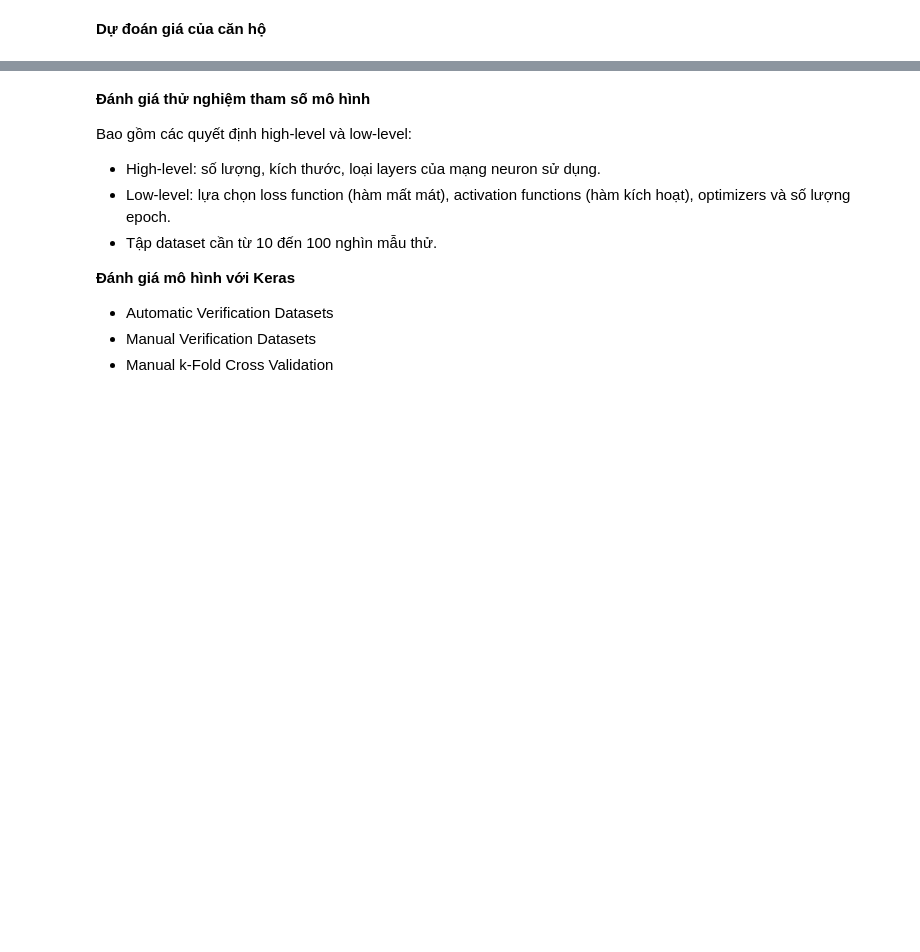
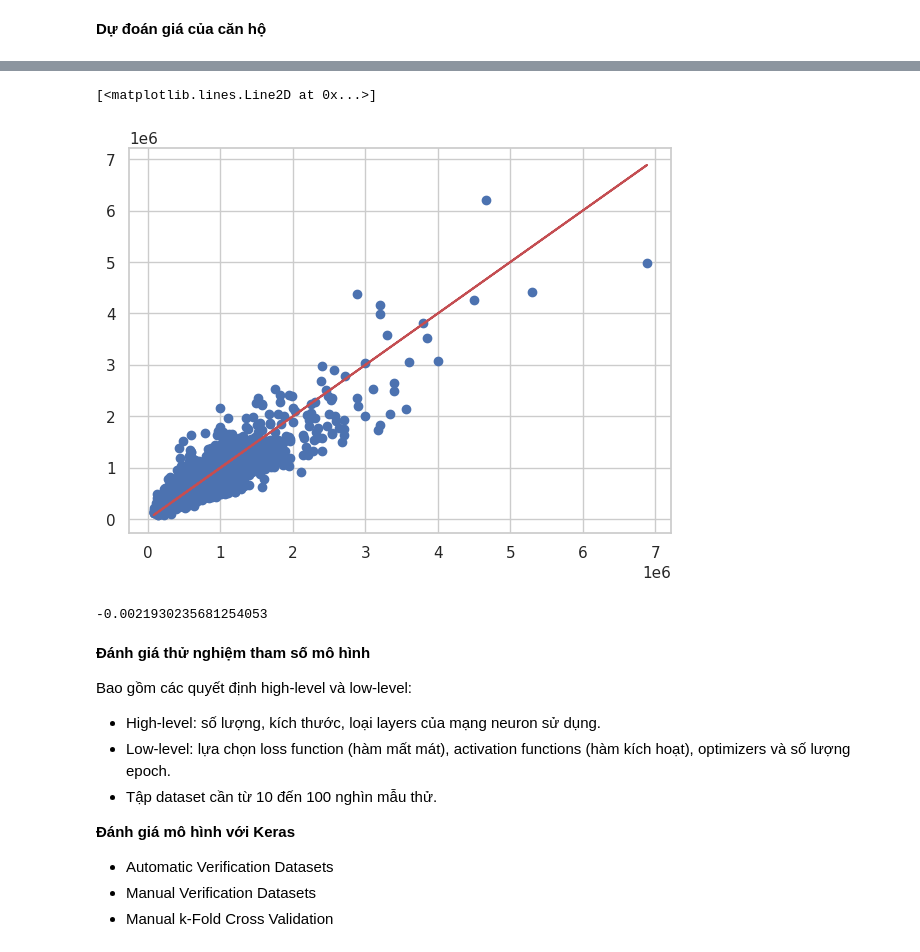
Before and after one commit to denghv/Housing_prices_Prediction, a Jupyter notebook: Project_2_Predicting_house_prices.ipynb, the cells around one changed output, grey strips where cells are left out. Drawn from its saved outputs; the diff is of its cells as text; code cells hidden in the pictures; blank space fills up the shorter version.

```diff
--- a/Project_2_Predicting_house_prices.ipynb
+++ b/Project_2_Predicting_house_prices.ipynb
@@ -547,0 +577,3 @@ Original Price: 662500.0
+# %%
+#let's predict...
+test_predictions = model.predict(X_test)
@@ -548,3 +594,15 @@ Original Price: 662500.0
+# %%
+plt.figure(figsize=(7,5))
+plt.scatter(y_test,test_predictions)
+plt.plot(y_test,y_test,'r')
+# %% [output]
+[<matplotlib.lines.Line2D at 0x...>]
+[figure, added]
+# %%
+#calculating model accuracy
+(df_pred['test_actual'].sum()-df_pred['test_pred'].sum())/df_pred['test_actual'].sum()
+# %% [output]
+-0.0021930235681254053
 # %% [markdown]
 **Đánh giá thử nghiệm tham số mô hình**
 
```
Also changed, not shown: parts of 20 cells of this notebook.
